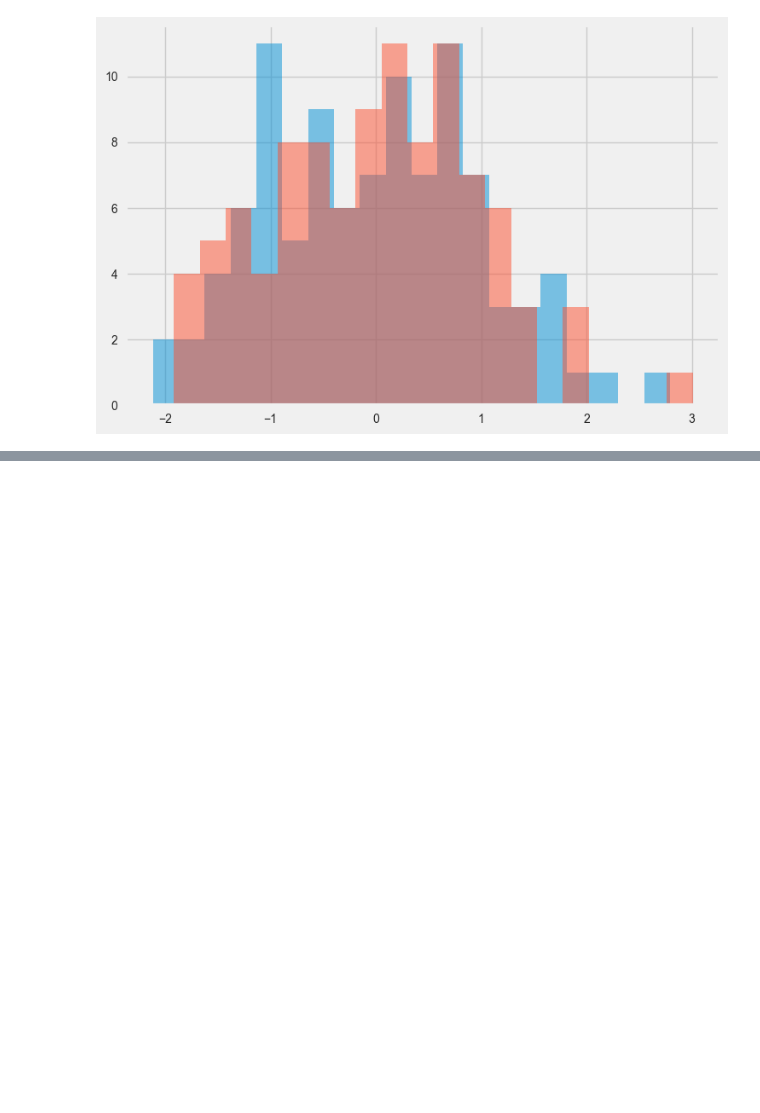
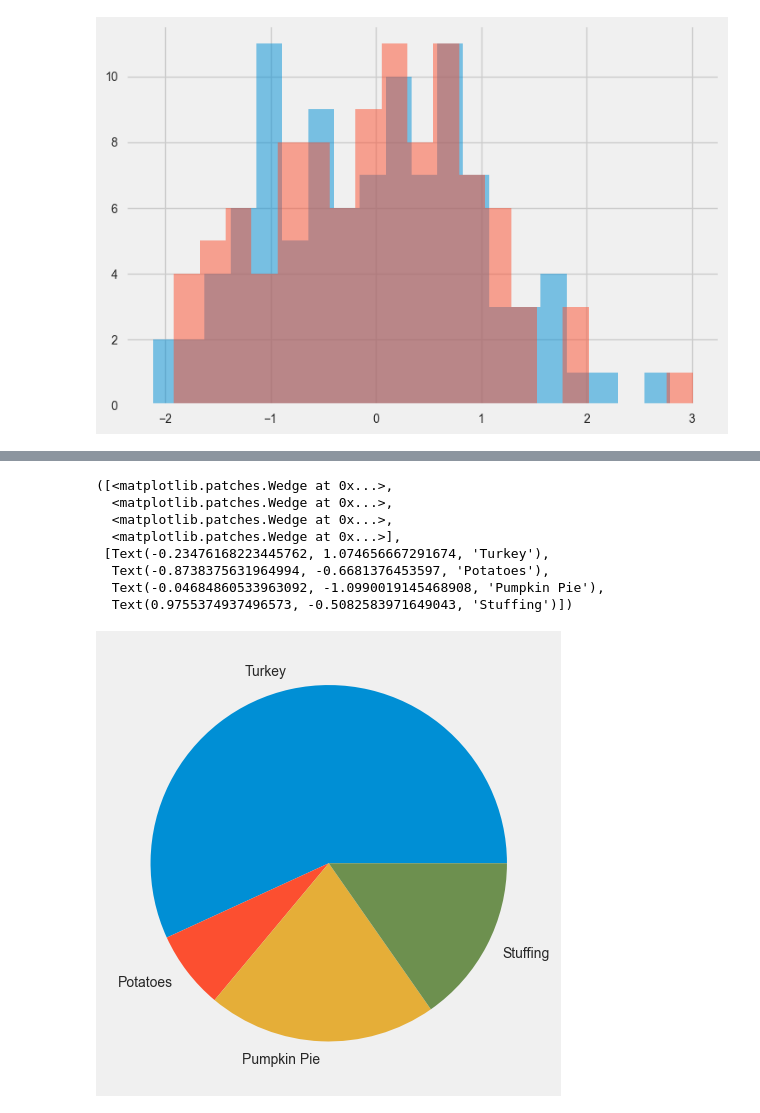
Before and after one commit to belacartaxo/data-analysis-and-visualization-masterclass, a Jupyter notebook: mod10-matplotlib/matplotlib.ipynb, the cells around one changed output, grey strips where cells are left out. Saved outputs shown, nothing was run; the diff lists cells and outputs as text; code cells hidden in the pictures; blank space fills up the shorter version.

```diff
--- a/mod10-matplotlib/matplotlib.ipynb
+++ b/mod10-matplotlib/matplotlib.ipynb
@@ -538,0 +608,15 @@ plt.hist(np.random.randn(100), bins=20, alpha=0.5)
+# %%
+labels =["Turkey", "Potatoes", "Pumpkin Pie", "Stuffing"]
+prices = [25.99, 3.24, 9.5, 6.99]
+# %%
+plt.pie(prices, labels = labels)
+# %% [output]
+([<matplotlib.patches.Wedge at 0x...>,
+  <matplotlib.patches.Wedge at 0x...>,
+  <matplotlib.patches.Wedge at 0x...>,
+  <matplotlib.patches.Wedge at 0x...>],
+ [Text(-0.23476168223445762, 1.074656667291674, 'Turkey'),
+  Text(-0.8738375631964994, -0.6681376453597, 'Potatoes'),
+  Text(-0.04684860533963092, -1.0990019145468908, 'Pumpkin Pie'),
+  Text(0.9755374937496573, -0.5082583971649043, 'Stuffing')])
+[figure, added]
```
Also changed, not shown: parts of 6 cells of this notebook, 1 other file.
